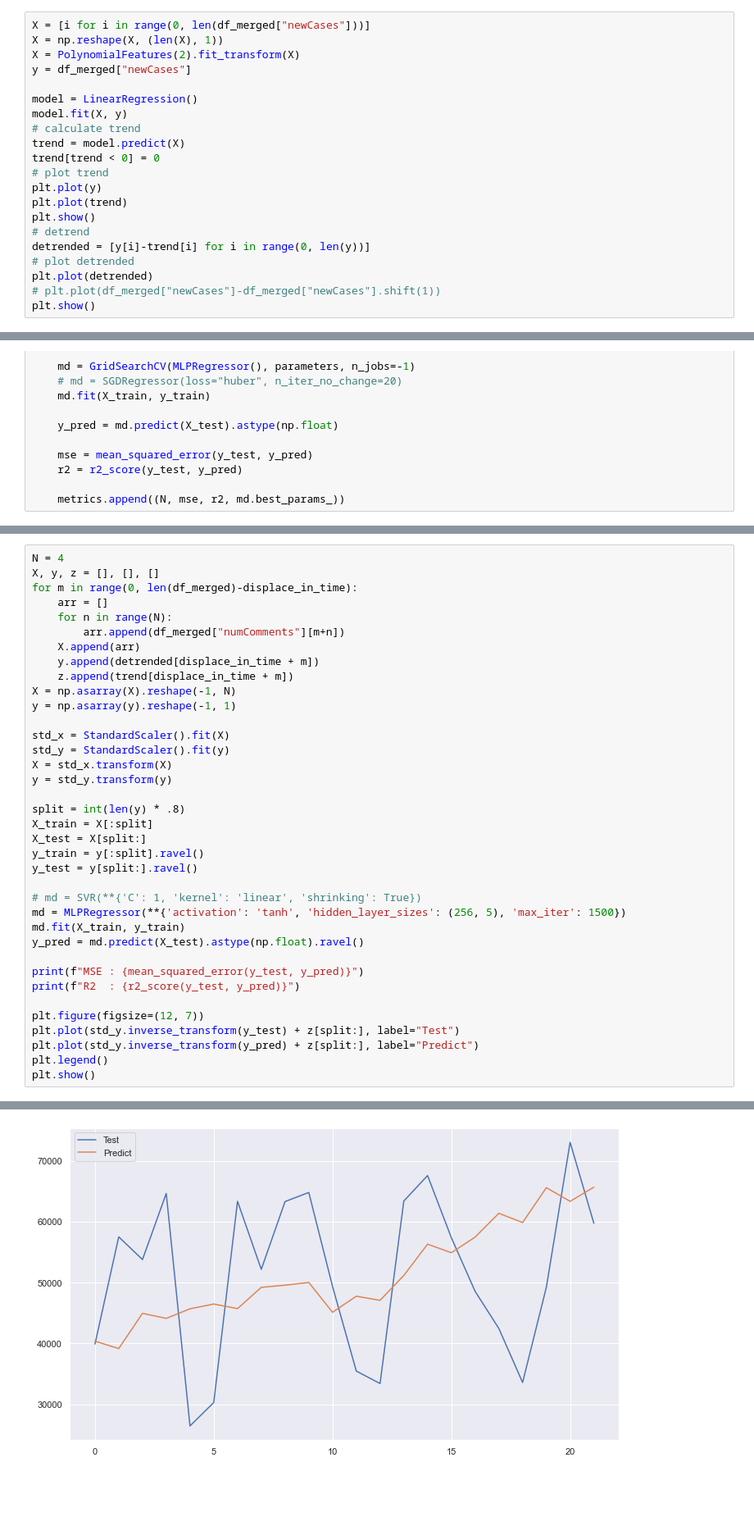
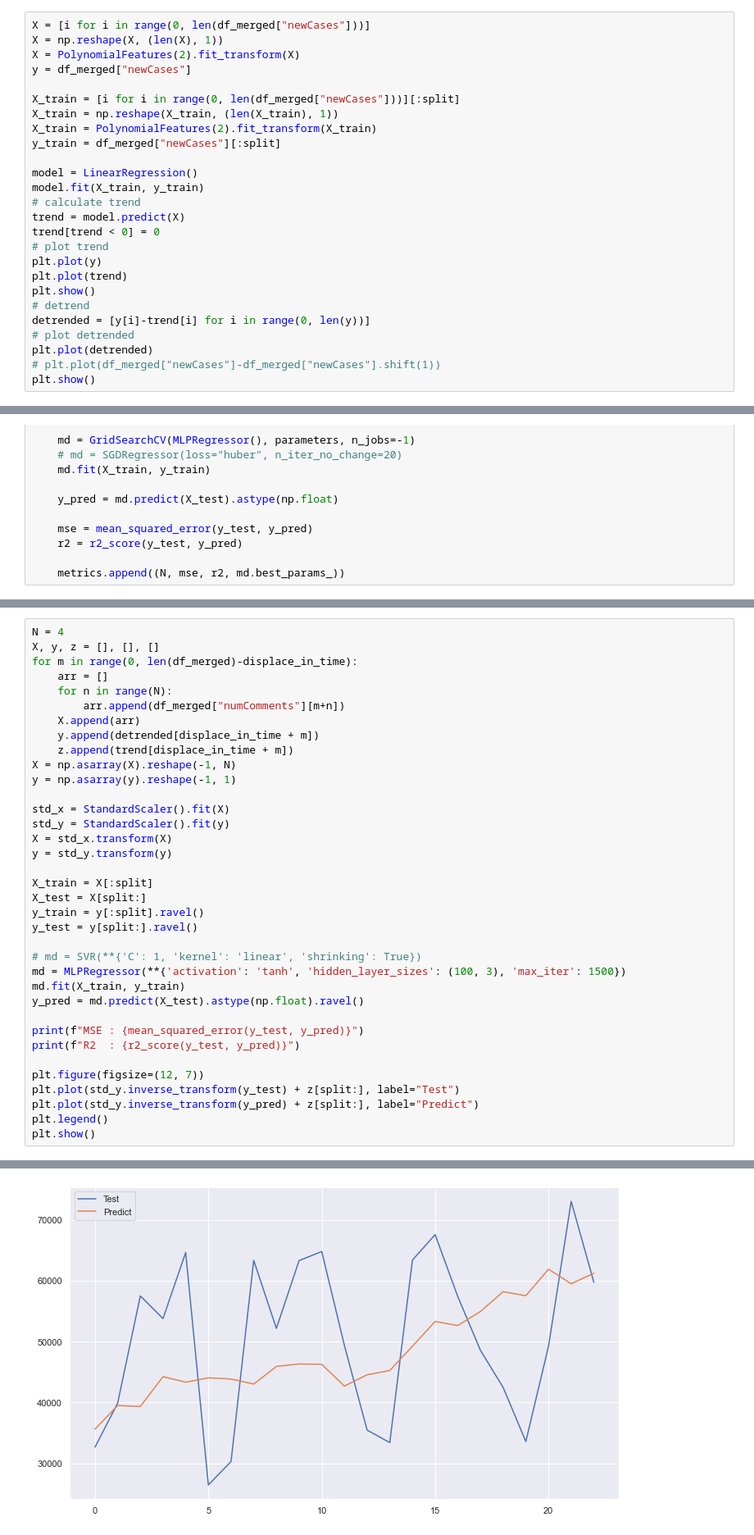
Before and after one commit to rdenadai/Covid19-Twitter-Tracker, a Jupyter notebook: code/notebooks/ValidaRegressao.ipynb, the cells around one changed output, grey strips where cells are left out. Shown at 82% size. Cells and saved outputs as stored; diff of their text form; blank space fills up the shorter version.

```diff
--- a/code/notebooks/ValidaRegressao.ipynb
+++ b/code/notebooks/ValidaRegressao.ipynb
@@ -76,8 +78,13 @@ X = np.reshape(X, (len(X), 1))
 X = PolynomialFeatures(2).fit_transform(X)
 y = df_merged["newCases"]
 
+X_train = [i for i in range(0, len(df_merged["newCases"]))][:split]
+X_train = np.reshape(X_train, (len(X_train), 1))
+X_train = PolynomialFeatures(2).fit_transform(X_train)
+y_train = df_merged["newCases"][:split]
+
 model = LinearRegression()
-model.fit(X, y)
+model.fit(X_train, y_train)
 # calculate trend
 trend = model.predict(X)
 trend[trend < 0] = 0
@@ -195,14 +202,13 @@ std_y = StandardScaler().fit(y)
 X = std_x.transform(X)
 y = std_y.transform(y)
 
-split = int(len(y) * .8)
 X_train = X[:split]
 X_test = X[split:]
 y_train = y[:split].ravel()
 y_test = y[split:].ravel()
 
 # md = SVR(**{'C': 1, 'kernel': 'linear', 'shrinking': True})
-md = MLPRegressor(**{'activation': 'tanh', 'hidden_layer_sizes': (256, 5), 'max_iter': 1500})
+md = MLPRegressor(**{'activation': 'tanh', 'hidden_layer_sizes': (100, 3), 'max_iter': 1500})
 md.fit(X_train, y_train)
 y_pred = md.predict(X_test).astype(np.float).ravel()
 
@@ -220 +226 @@ R2  : 0.04039510618995623
-[figure, old version]
+[figure, new version]
```
Also changed, not shown: parts of 5 cells of this notebook.
